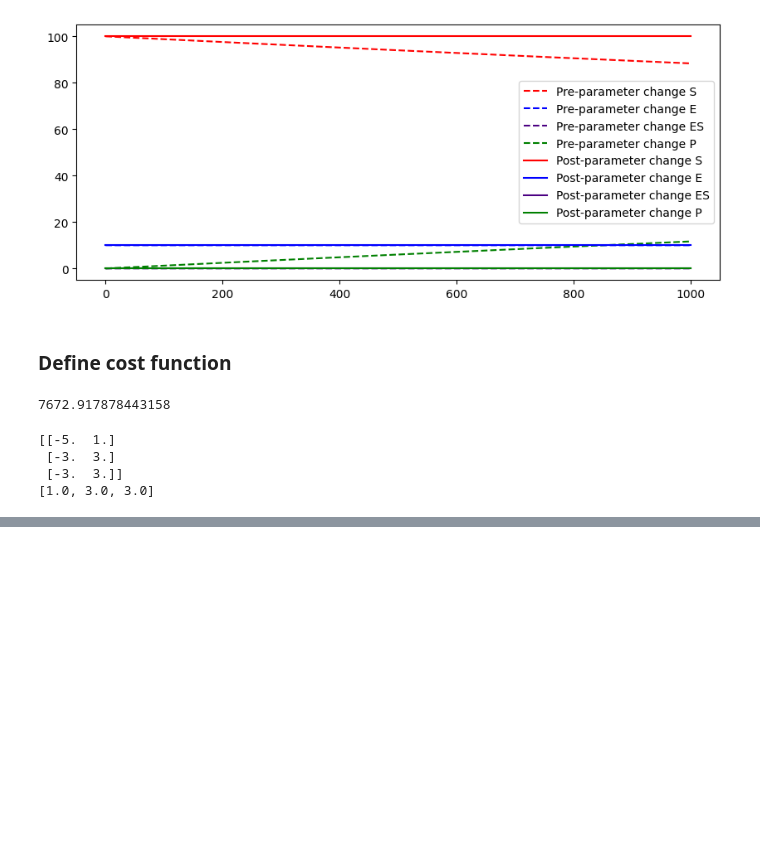
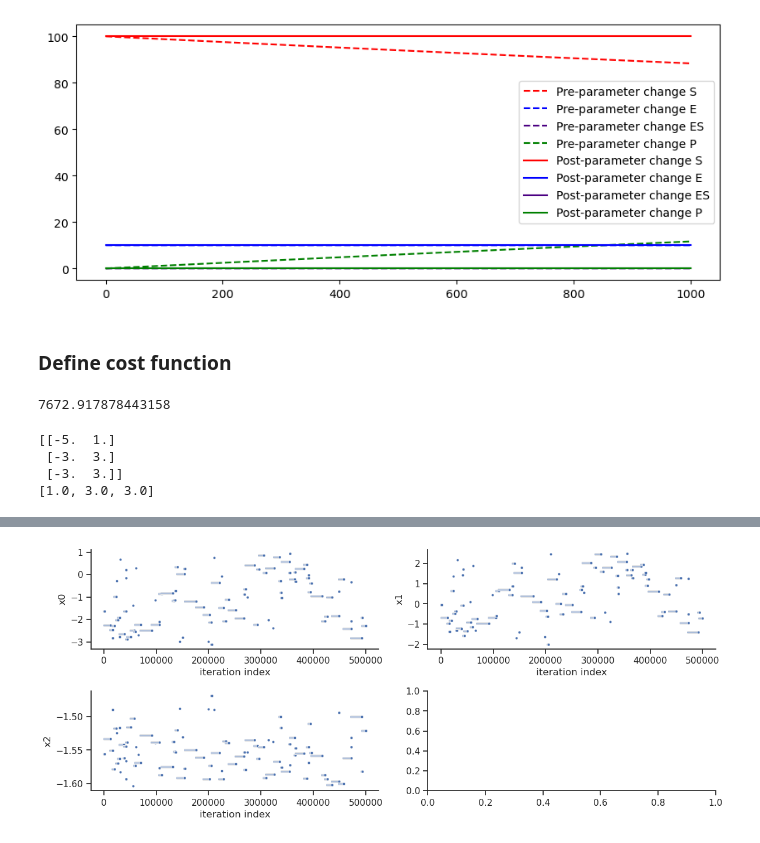
Before and after one commit to LarkinIt/ModelCalibrationExamples, a Jupyter notebook: Michaelis-Menten/mm_example.ipynb, the cells around one changed output, grey strips where cells are left out. Saved outputs shown, nothing was run; the diff lists cells and outputs as text; code cells hidden in the pictures; blank space fills up the shorter version.

```diff
--- a/Michaelis-Menten/mm_example.ipynb
+++ b/Michaelis-Menten/mm_example.ipynb
@@ -201,3 +205,6 @@ dict_keys(['trace_x', 'trace_neglogpost', 'trace_neglogprior', 'betas', 'burn_in
 None
 # %%
 store.write_result(bnd_result, 'mm_test.hdf5', overwrite=True, optimize=False, problem=True, sample=True)
+# %%
+results_fn = "mm_test.hdf5"
+result = store.read_result(results_fn, problem=True, optimize=False, sample=True)
@@ -203,0 +214,6 @@ store.write_result(bnd_result, 'mm_test.hdf5', overwrite=True, optimize=False, p
+# %%
+ax = visualize.sampling_parameter_traces(
+    result, use_problem_bounds=False, size=(12, 5)
+)
+# %% [output]
+[figure, added]
```
Also changed, not shown: parts of 16 cells of this notebook.
